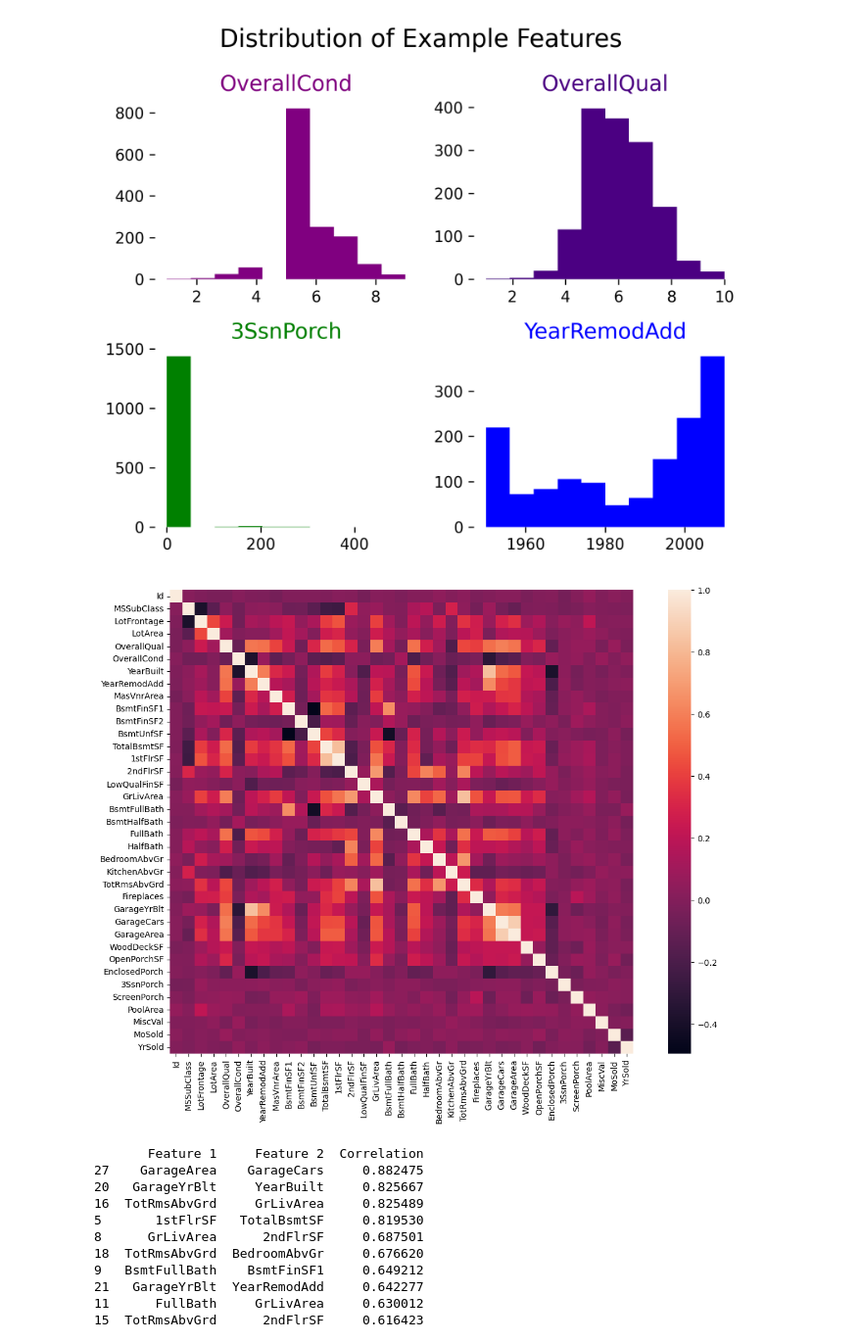
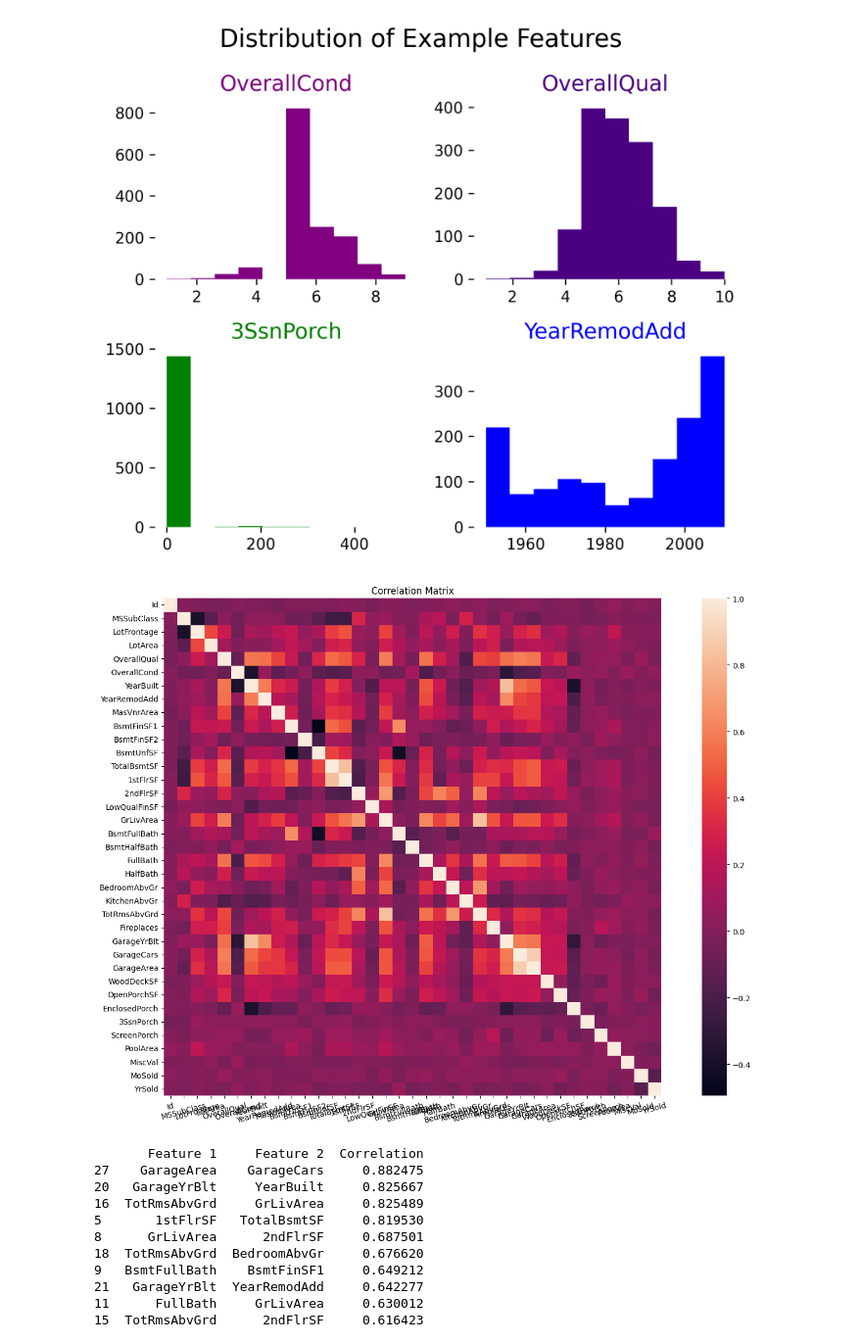
Before and after one commit to cfoli/AI-4-Financial-Modeling, a Jupyter notebook: House_Price_Forecasting.ipynb, the cells around one changed output. Shown at 98% size. Saved outputs shown, nothing was run; the diff lists cells and outputs as text; code cells hidden in the pictures.

```diff
--- a/House_Price_Forecasting.ipynb
+++ b/House_Price_Forecasting.ipynb
@@ -139,15 +139,18 @@ plt.show()
 # %%
 import seaborn as sns
 
 plt.figure(figsize=(15, 10))
 corr_mat = train.drop(columns=['SalePrice']).corr(numeric_only=True)
 sns.heatmap(corr_mat,square=True)
+plt.title('Correlation Matrix')
+# plt.xticks(rotation=15)
+plt.tight_layout()
 plt.show()
 
 corr_thresh = 0.5
 #corr_mat[abs(corr_mat) > corr_thresh]
 # %% [output]
-[figure, old version]
+[figure, new version]
 # %%
 # Get pairs of features that have correlation above the threshold
 high_corr_pairs = []
```
Also changed, not shown: parts of 18 cells of this notebook.
